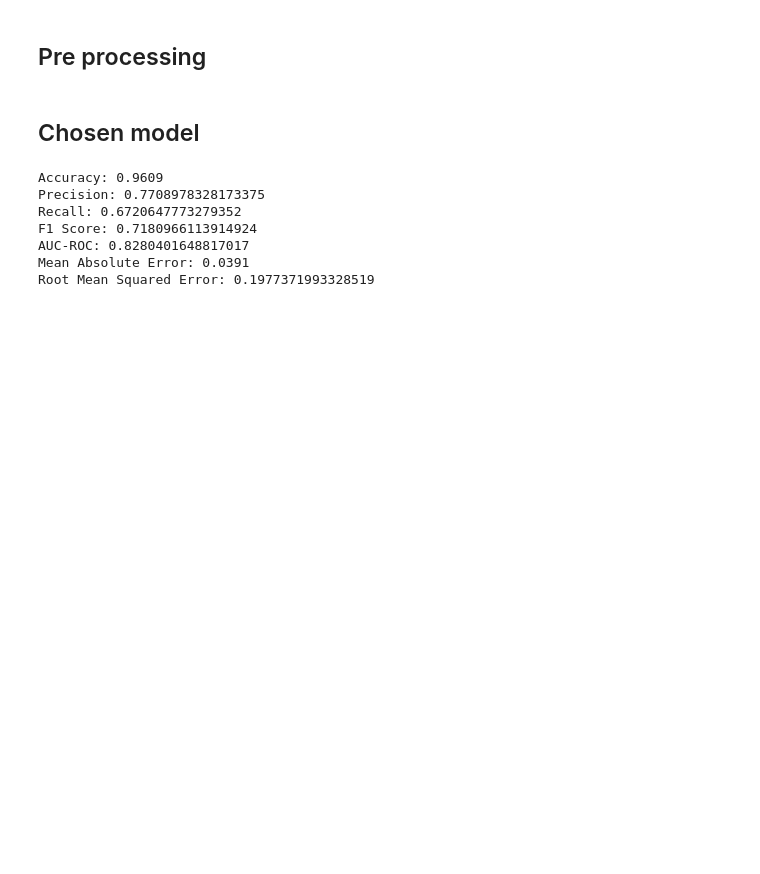
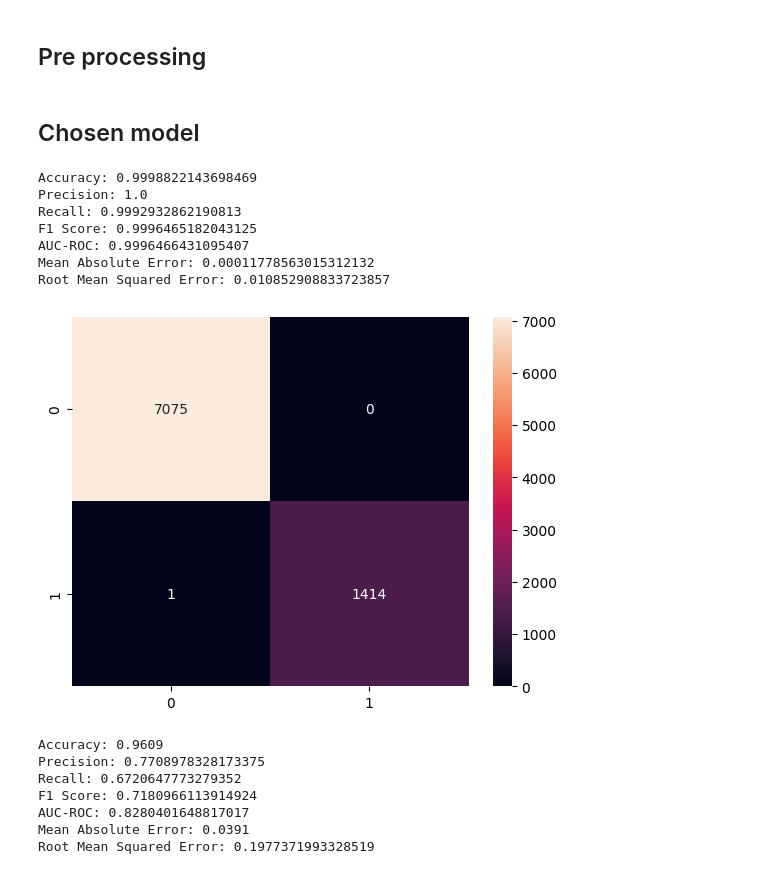
Before and after one commit to maayan-aytek/DS_LAB, a Jupyter notebook: train_and_pred.ipynb, the cells around one changed output. Cells and saved outputs as stored; diff of their text form; code cells hidden in the pictures; blank space fills up the shorter version.

```diff
--- a/train_and_pred.ipynb
+++ b/train_and_pred.ipynb
@@ -231,6 +231,22 @@ X_train, y_train, df_processed = pre_process(df, type_df = "train")
 X_test, y_test, df_test_processed = pre_process(test_df_original, type_df = "test")
 # %% [markdown]
 ## Chosen model
+# %%
+xgb_model_class = XGBClassifier(n_estimators=200, max_depth=50, eta=0.05, gamma=0.1, reg_lambda=0.8, min_child_weight=2)
+all_y_pred = run_and_eval(model_class=xgb_model_class,
+             X_train=X_train.drop(["Gender", "Age"], axis=1),
+             y_train=y_train,
+             X_test=X_train.drop(["Gender", "Age"], axis=1),
+             y_test=y_train, is_instance=True)
+# %% [output]
+Accuracy: 0.9998822143698469
+Precision: 1.0
+Recall: 0.9992932862190813
+F1 Score: 0.9996465182043125
+AUC-ROC: 0.9996466431095407
+Mean Absolute Error: 0.00011778563015312132
+Root Mean Squared Error: 0.010852908833723857
+[figure, added]
 # %%
 xgb_model_class = XGBClassifier(n_estimators=200, max_depth=50, eta=0.05, gamma=0.1, reg_lambda=0.8, min_child_weight=2)
 all_y_pred = run_and_eval(model_class=xgb_model_class,
```
Also changed, not shown: parts of 5 cells of this notebook.
